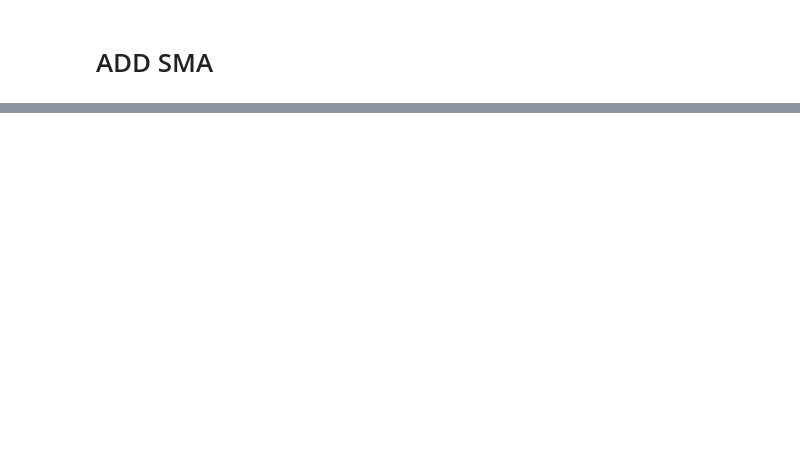
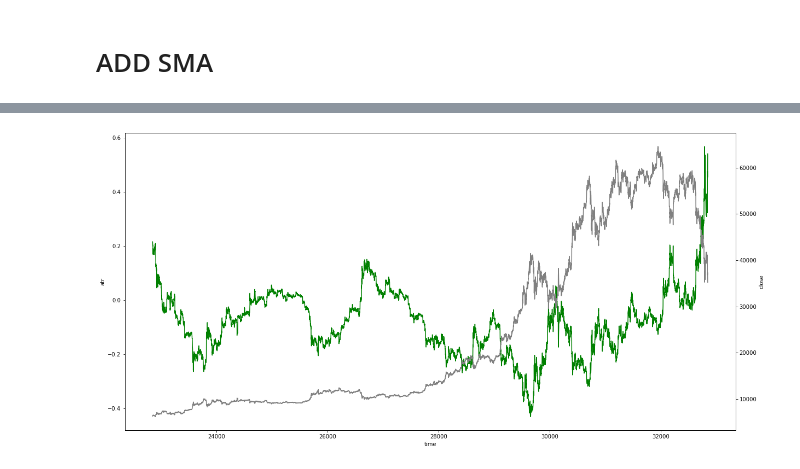
Before and after one commit to sunnymnie/bitcoin-printer, a Jupyter notebook: analysis-features/a-sma.ipynb, the cells around one changed output, grey strips where cells are left out. Cells and saved outputs as stored; diff of their text form; code cells hidden in the pictures; blank space fills up the shorter version.

```diff
--- a/analysis-features/a-sma.ipynb
+++ b/analysis-features/a-sma.ipynb
@@ -65,0 +68,16 @@ df.to_csv("../data/BTCUSDT-hour-target-features.csv", index=False) #Default
+# %%
+fig,ax = plt.subplots(figsize=(20, 10))
+ax.plot(d.sma_500_o_close_minus_1,
+        color="green")
+ax.set_xlabel("time")
+ax.set_ylabel("atr")
+
+ax2=ax.twinx()
+ax2.plot(d.close,
+         color="gray")
+
+ax2.set_ylabel("close")
+# fig.legend(["a", "b", "c", "d"])
+plt.show()
+# %% [output]
+[figure, added]
```
Also changed, not shown: parts of 9 cells of this notebook, 14 other files.
